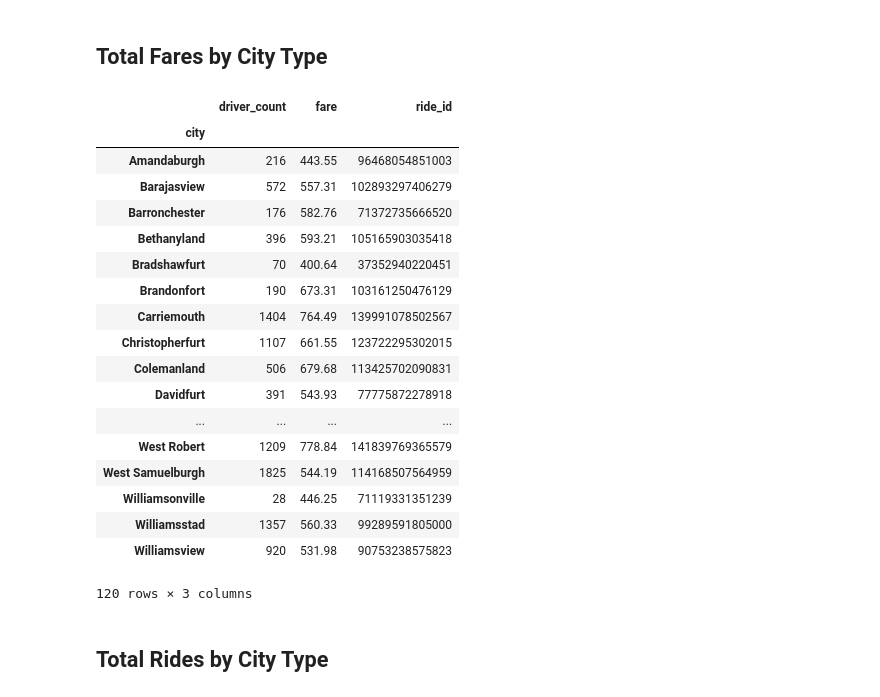
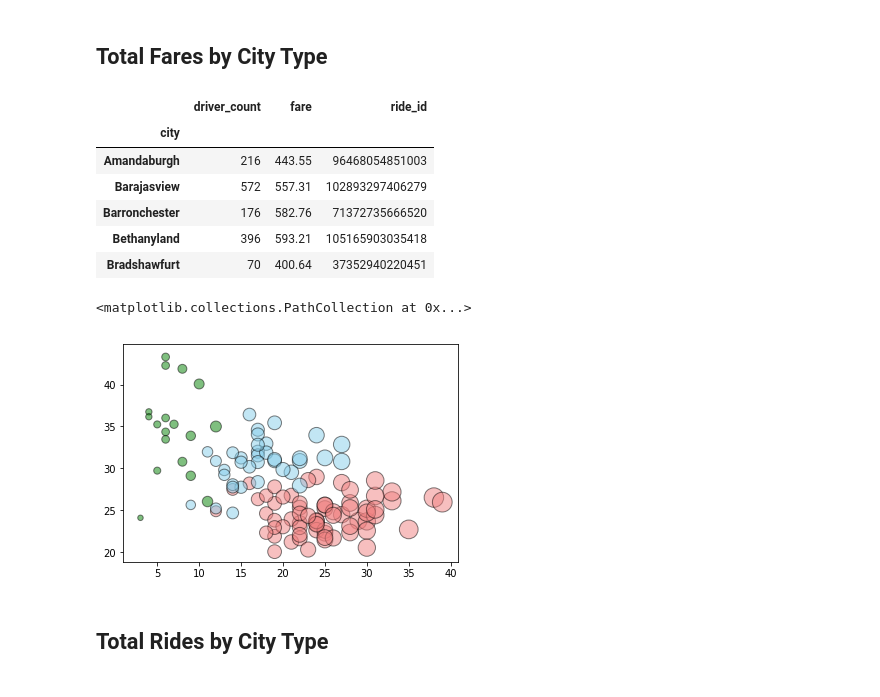
Before and after one commit to meghamodi/Ride_Sharing_data, a Jupyter notebook: pyber_starter.ipynb, the cells around one changed output. Saved outputs shown, nothing was run; the diff lists cells and outputs as text; code cells hidden in the pictures.

```diff
--- a/pyber_starter.ipynb
+++ b/pyber_starter.ipynb
@@ -51,24 +51,12 @@ rural_data = combine_data.loc[(combine_data['type'] == 'Rural')]
 # %% [markdown]
 ## Total Fares by City Type
 # %%
-combine_data.groupby(['city']).sum()
+combine_data.groupby(['city']).sum().head()
 # %% [output]
 |  | driver_count | fare | ride_id |
 | city |  |  |  |
 | Amandaburgh | 216 | 443.55 | 96468054851003 |
 | Barajasview | 572 | 557.31 | 102893297406279 |
 | Barronchester | 176 | 582.76 | 71372735666520 |
 | Bethanyland | 396 | 593.21 | 105165903035418 |
 | Bradshawfurt | 70 | 400.64 | 37352940220451 |
-| Brandonfort | 190 | 673.31 | 103161250476129 |
-| Carriemouth | 1404 | 764.49 | 139991078502567 |
-| Christopherfurt | 1107 | 661.55 | 123722295302015 |
-| Colemanland | 506 | 679.68 | 113425702090831 |
-| Davidfurt | 391 | 543.93 | 77775872278918 |
-| ... | ... | ... | ... |
-| West Robert | 1209 | 778.84 | 141839769365579 |
-| West Samuelburgh | 1825 | 544.19 | 114168507564959 |
-| Williamsonville | 28 | 446.25 | 71119331351239 |
-| Williamsstad | 1357 | 560.33 | 99289591805000 |
-| Williamsview | 920 | 531.98 | 90753238575823 |
-120 rows × 3 columns
@@ -81,3 +77,18 @@ combine_data.groupby(['city']).sum()
+# %%
+# Calculate Type Percents
+plt.scatter(urban_ride, urban_city_fare,s=urban_drivers*10,
+            marker ='o', facecolors ="lightcoral", edgecolors='black',alpha = 0.5, label="Urban")
+plt.scatter(suburban_ride, suburban_city_fare,s=suburban_drivers*10,
+            marker ='o', facecolors ="skyblue", edgecolors='black',alpha = 0.5, label="Suburban")
+plt.scatter(rural_ride,rural_city_fare,s=rural_drivers*10,
+            marker ='o', facecolors ="green", edgecolors='black',alpha = 0.5, label="Rural")
+# Build Pie Chart
+
+# Save Figure
+plt.legend(loc="upper ")
+# %% [output]
+<matplotlib.collections.PathCollection at 0x...>
+[figure, added]
 # %%
 # Show Figure
 # %% [markdown]
```
Also changed, not shown: parts of 2 cells of this notebook, 1 other file.
